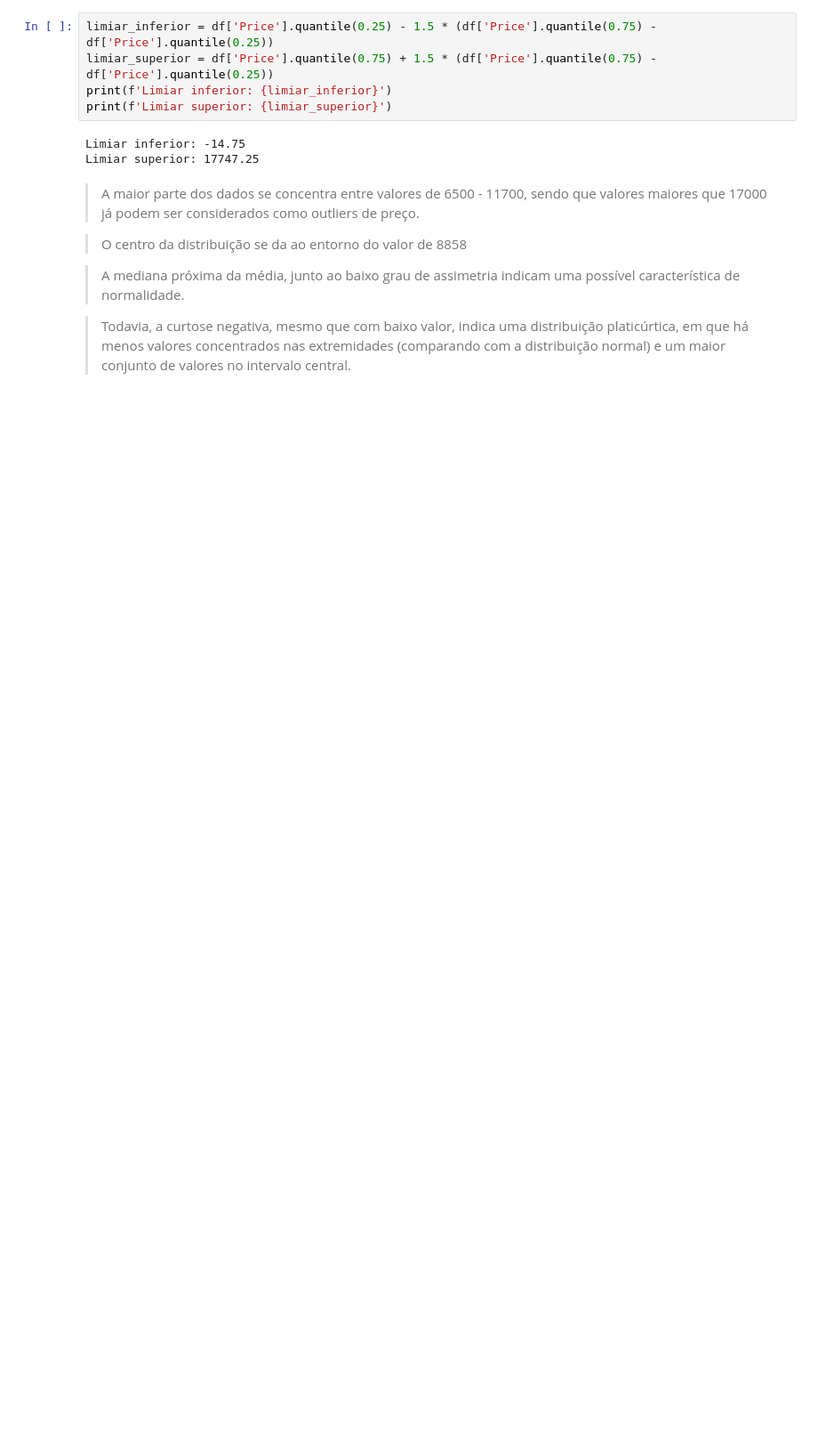
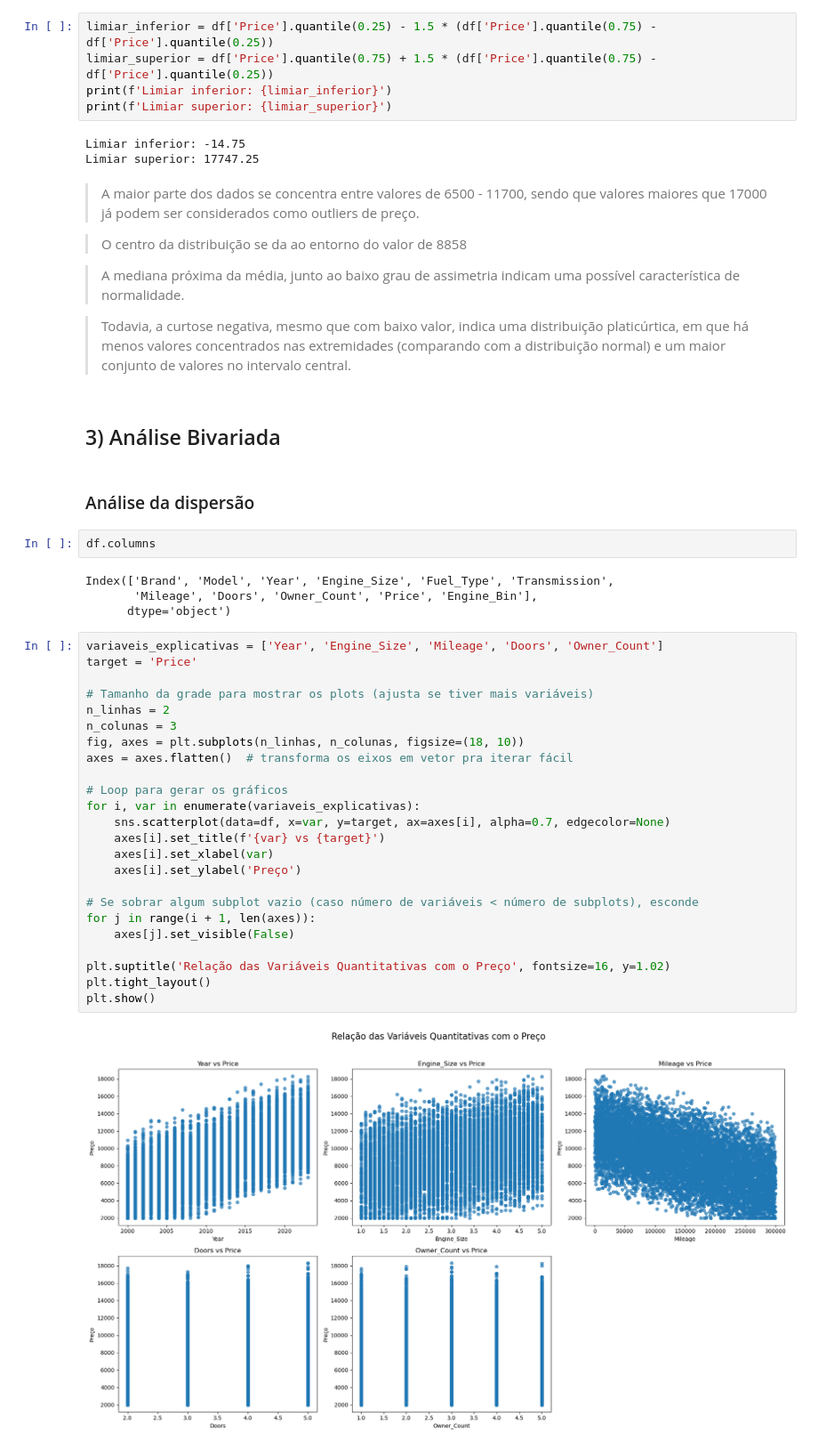
Before and after one commit to gabrielgvss/Regressao-Precos-Carros, a Jupyter notebook: notebooks/EDA.ipynb, the cells around one changed output. Shown at 89% size. Cells and saved outputs as stored; diff of their text form; blank space fills up the shorter version.

Commit message:
Conclusão da análise bivariada

```diff
--- a/notebooks/EDA.ipynb
+++ b/notebooks/EDA.ipynb
@@ -722,3 +720,39 @@ Limiar superior: 17747.25
 > A mediana próxima da média, junto ao baixo grau de assimetria indicam uma possível característica de normalidade.
 
 > Todavia, a curtose negativa, mesmo que com baixo valor, indica uma distribuição platicúrtica, em que há menos valores concentrados nas extremidades (comparando com a distribuição normal) e um maior conjunto de valores no intervalo central.
+# %% [markdown]
+## 3) Análise Bivariada
+# %% [markdown]
+### Análise da dispersão
+# %%
+df.columns
+# %% [output]
+Index(['Brand', 'Model', 'Year', 'Engine_Size', 'Fuel_Type', 'Transmission',
+       'Mileage', 'Doors', 'Owner_Count', 'Price', 'Engine_Bin'],
+      dtype='object')
+# %%
+variaveis_explicativas = ['Year', 'Engine_Size', 'Mileage', 'Doors', 'Owner_Count']
+target = 'Price'
+
+# Tamanho da grade para mostrar os plots (ajusta se tiver mais variáveis)
+n_linhas = 2
+n_colunas = 3
+fig, axes = plt.subplots(n_linhas, n_colunas, figsize=(18, 10))
+axes = axes.flatten()  # transforma os eixos em vetor pra iterar fácil
+
+# Loop para gerar os gráficos
+for i, var in enumerate(variaveis_explicativas):
+    sns.scatterplot(data=df, x=var, y=target, ax=axes[i], alpha=0.7, edgecolor=None)
+    axes[i].set_title(f'{var} vs {target}')
+    axes[i].set_xlabel(var)
+    axes[i].set_ylabel('Preço')
+
+# Se sobrar algum subplot vazio (caso número de variáveis < número de subplots), esconde
+for j in range(i + 1, len(axes)):
+    axes[j].set_visible(False)
+
+plt.suptitle('Relação das Variáveis Quantitativas com o Preço', fontsize=16, y=1.02)
+plt.tight_layout()
+plt.show()
+# %% [output]
+[figure, added]
```
Also changed, not shown: parts of 33 cells of this notebook, 1 other file.
